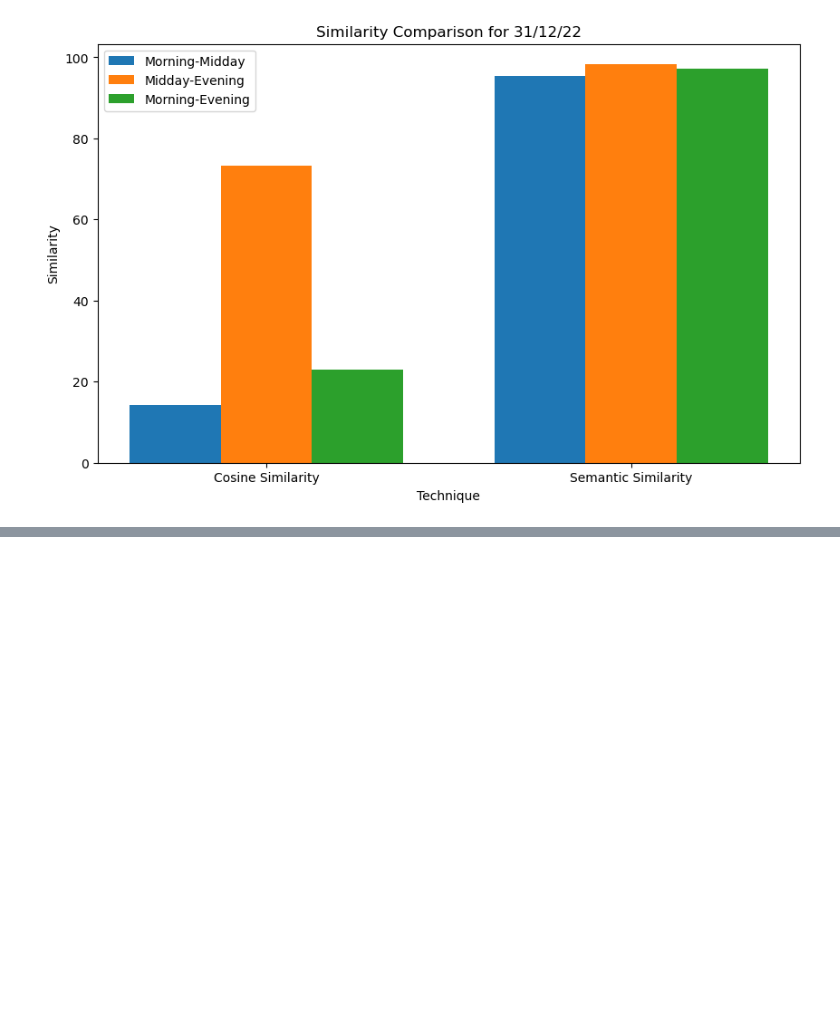
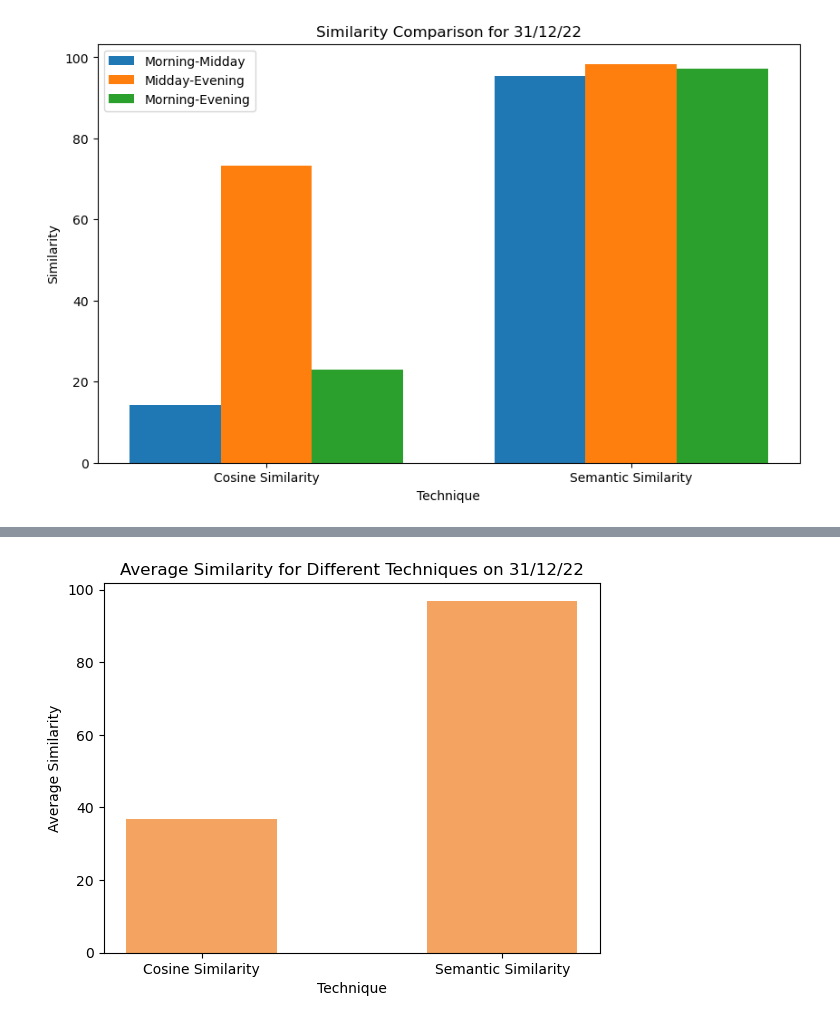
Before and after one commit to udayb3/Analysis-of-Daily-News-Bulletin, a Jupyter notebook: Graph/graph.ipynb, the cells around one changed output, grey strips where cells are left out. Cells and saved outputs as stored; diff of their text form; code cells hidden in the pictures; blank space fills up the shorter version.

```diff
--- a/Graph/graph.ipynb
+++ b/Graph/graph.ipynb
@@ -172,0 +196,2 @@ else:
+# %%
+df['Average Similarity']=df[['Morning-Midday', 'Midday-Evening', 'Morning-Evening']].mean(axis=1)
@@ -172,0 +214,25 @@ else:
+# %%
+import pandas as pd
+import matplotlib.pyplot as plt
+
+date_input = '31/12/22'
+
+df['Date'] = pd.to_datetime(df['Date'])
+
+date_df = df[df['Date'] == date_input]
+
+if date_df.empty:
+    print(f"No data found for {date_input}. Please check your inputs.")
+else:
+    average_similarity = date_df.groupby('Technique').mean()['Average Similarity']
+
+    bar_color = 'sandybrown'
+    bar_width = 0.5
+
+    plt.bar(average_similarity.index, average_similarity,color=bar_color, width=bar_width)
+    plt.xlabel('Technique')
+    plt.ylabel('Average Similarity')
+    plt.title(f'Average Similarity for Different Techniques on {date_input}')
+    plt.show()
+# %% [output]
+[figure, added]
```
Also changed, not shown: parts of 10 cells of this notebook.
